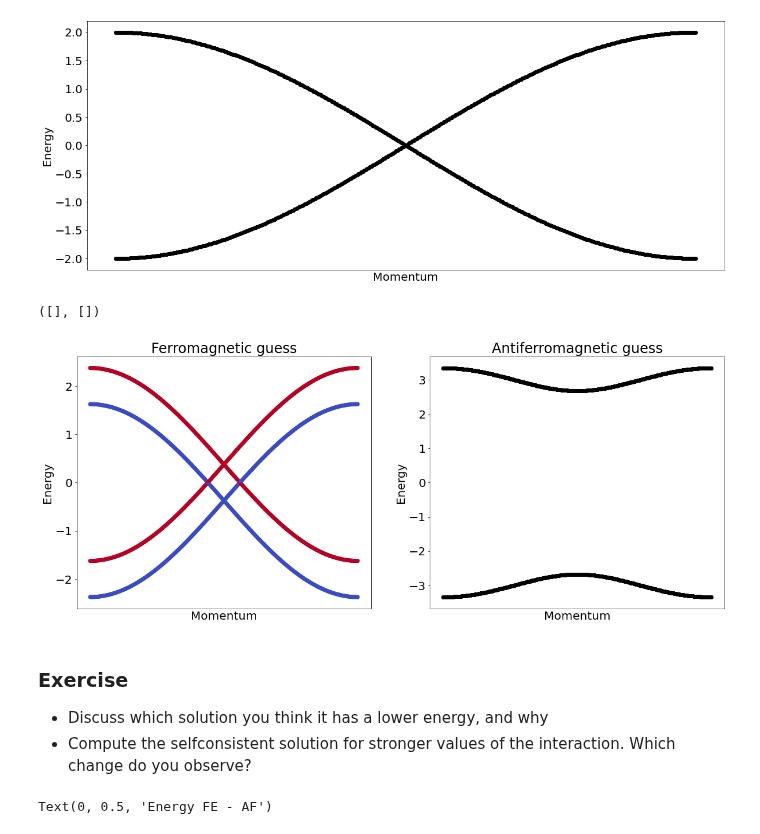
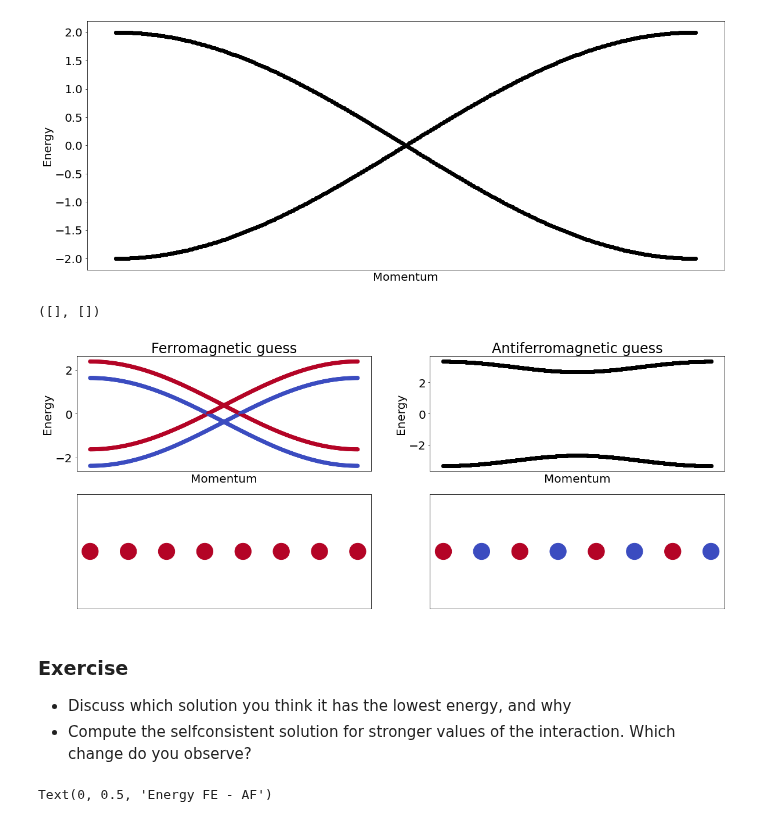
Before and after one commit to joselado/jyvaskyla_summer_school_2022, a Jupyter notebook: sessions/session3.ipynb, the cells around one changed output. Cells and saved outputs as stored; diff of their text form; code cells hidden in the pictures.

```diff
--- a/sessions/session3.ipynb
+++ b/sessions/session3.ipynb
@@ -28,26 +28,36 @@ plt.scatter(k,e,c="black") ; plt.xlabel("Momentum") ; plt.ylabel("Energy") ; plt
 # %%
 # let us now add interactions, and compute the electronic structure
 U = 6.0 # value of the local interaction
 
 # first with a ferromagnetic guess
-plt.subplot(1,2,1)
+plt.subplot(2,2,1)
 plt.title("Ferromagnetic guess")
 hfe = h.get_mean_field_hamiltonian(U=U,mf="ferro") # solve the interacting problem with a mean-field guess
 (k,e,c) = hfe.get_bands(operator="sz") # compute band structure
 plt.scatter(k,e,c=c) ; plt.xlabel("Momentum") ; plt.ylabel("Energy") ; plt.xticks([]) # plot
 
+# plot magnetization
+hs = hfe.get_supercell(4) ; gs = hs.geometry ; mz = hs.extract("mz") # supercell geometry and Mz
+plt.subplot(2,2,3)
+plt.scatter(gs.r[:,0],gs.r[:,1],c=mz,vmin=-.3,vmax=.3,s=800) ; plt.yticks([]) ; plt.xticks([])
+
 # and with an antiferromagnetic guess
-plt.subplot(1,2,2)
+plt.subplot(2,2,2)
 plt.title("Antiferromagnetic guess")
-hfe = h.get_mean_field_hamiltonian(U=U,mf="antiferro") # solve the interacting problem with a mean-field guess
-(k,e) = hfe.get_bands() # compute band structure
+haf = h.get_mean_field_hamiltonian(U=U,mf="antiferro") # solve the interacting problem with a mean-field guess
+(k,e) = haf.get_bands() # compute band structure
 plt.scatter(k,e,c="black") ; plt.xlabel("Momentum") ; plt.ylabel("Energy") ; plt.xticks([]) # plot
+
+# plot magnetization
+hs = haf.get_supercell(4) ; gs = hs.geometry ; mz = hs.extract("mz") # supercell geometry and Mz
+plt.subplot(2,2,4)
+plt.scatter(gs.r[:,0],gs.r[:,1],c=mz,vmin=-.3,vmax=.3,s=800) ; plt.yticks([]) ; plt.xticks([])
 # %% [output]
 ([], [])
-[figure, old version]
+[figure, new version]
 # %% [markdown]
 ### Exercise
-- Discuss which solution you think it has a lower energy, and why
+- Discuss which solution you think it has the lowest energy, and why
 - Compute the selfconsistent solution for stronger values of the interaction. Which change do you observe?
 # %%
 # let us now compute the energy difference as a function of U
```
Also changed, not shown: parts of 6 cells of this notebook, 1 other file.
